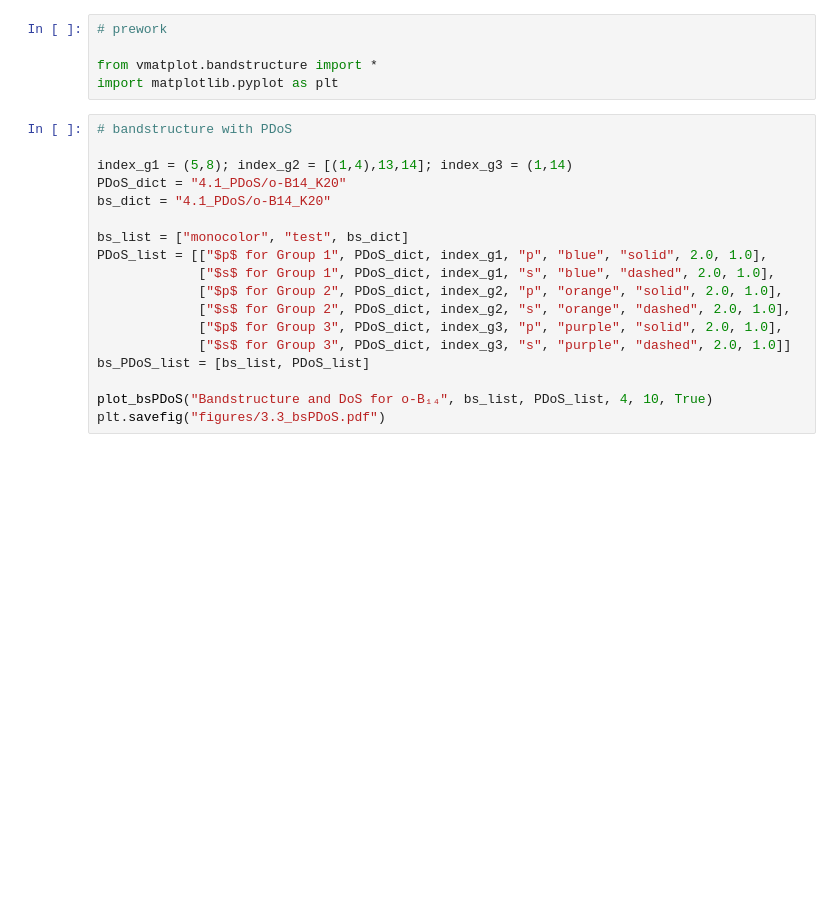
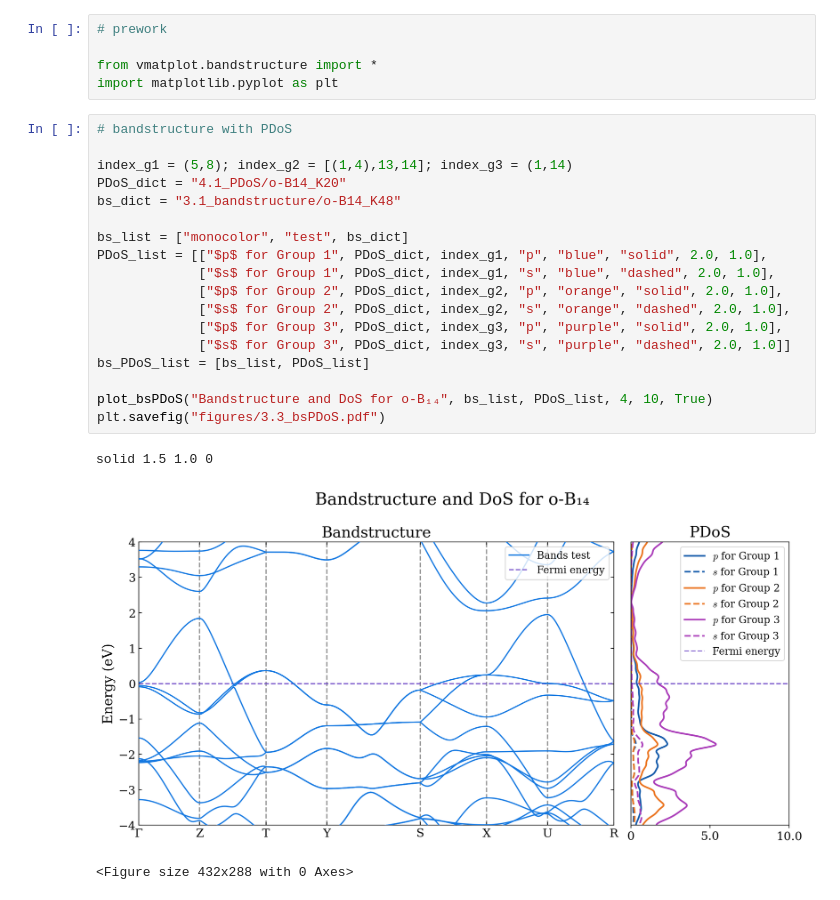
Before and after one commit to Photonico/o-B14_20241024, a Jupyter notebook: 3.3_bandstructure_with_PDoS.ipynb, the cells around one changed output. Drawn from its saved outputs; the diff is of its cells as text; blank space fills up the shorter version.

```diff
--- a/3.3_bandstructure_with_PDoS.ipynb
+++ b/3.3_bandstructure_with_PDoS.ipynb
@@ -8,18 +8,22 @@ import matplotlib.pyplot as plt
 # %%
 # bandstructure with PDoS
 
 index_g1 = (5,8); index_g2 = [(1,4),13,14]; index_g3 = (1,14)
 PDoS_dict = "4.1_PDoS/o-B14_K20"
-bs_dict = "4.1_PDoS/o-B14_K20"
+bs_dict = "3.1_bandstructure/o-B14_K48"
 
 bs_list = ["monocolor", "test", bs_dict]
 PDoS_list = [["$p$ for Group 1", PDoS_dict, index_g1, "p", "blue", "solid", 2.0, 1.0],
              ["$s$ for Group 1", PDoS_dict, index_g1, "s", "blue", "dashed", 2.0, 1.0],
              ["$p$ for Group 2", PDoS_dict, index_g2, "p", "orange", "solid", 2.0, 1.0],
              ["$s$ for Group 2", PDoS_dict, index_g2, "s", "orange", "dashed", 2.0, 1.0],
              ["$p$ for Group 3", PDoS_dict, index_g3, "p", "purple", "solid", 2.0, 1.0],
              ["$s$ for Group 3", PDoS_dict, index_g3, "s", "purple", "dashed", 2.0, 1.0]]
 bs_PDoS_list = [bs_list, PDoS_list]
 
 plot_bsPDoS("Bandstructure and DoS for o-B₁₄", bs_list, PDoS_list, 4, 10, True)
 plt.savefig("figures/3.3_bsPDoS.pdf")
+# %% [output]
+solid 1.5 1.0 0
+[figure, added]
+<Figure size 432x288 with 0 Axes>
```
Also changed, not shown: 7 other files.
